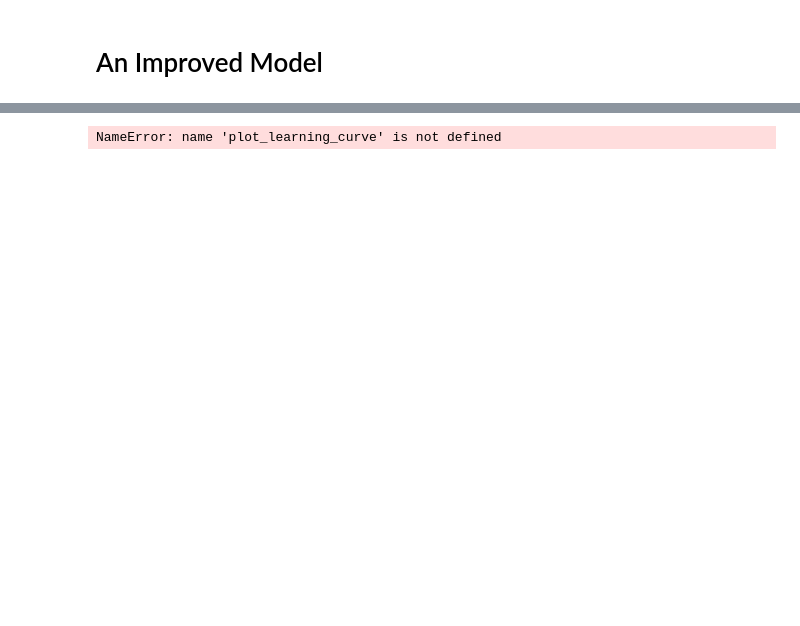
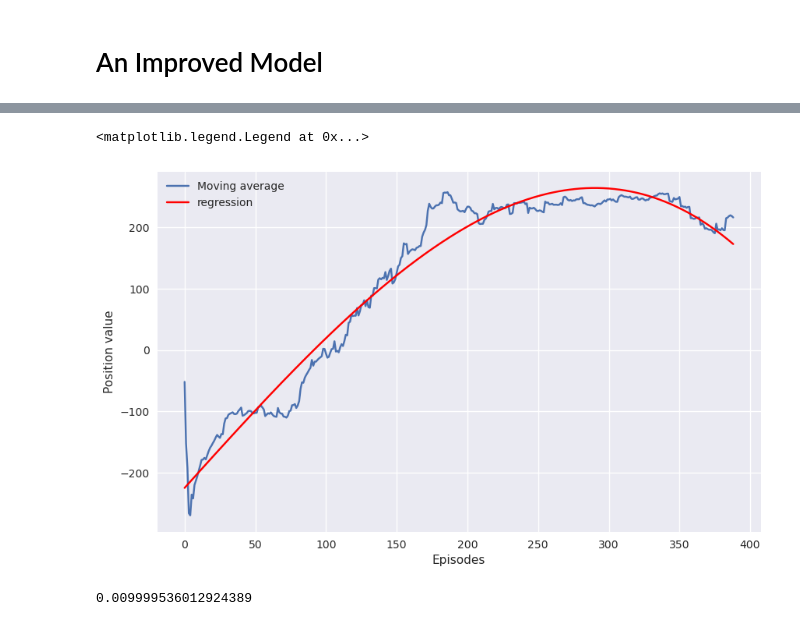
Before and after one commit to tomjwells/QuantConcepts, a Jupyter notebook: 5. Deep Reinforcement Learning/4. Lunar Lander.ipynb, the cells around one changed output, grey strips where cells are left out. Drawn from its saved outputs; the diff is of its cells as text; code cells hidden in the pictures; blank space fills up the shorter version.

Commit message:
Completed Lunar Lander Game

```diff
--- a/5. Deep Reinforcement Learning/4. Lunar Lander.ipynb
+++ b/5. Deep Reinforcement Learning/4. Lunar Lander.ipynb
@@ -324,6 +326,7 @@ import numpy as np
 
 
 class ReplayBuffer(object):
+  # One can use ReplayBuffer or deque. However ReplayBuffer has some advantages (despite being many more lines of code)
   def __init__(self, max_size, input_shape, n_actions, discrete=False):
     self.mem_size = max_size
     self.discrete = discrete
@@ -369,7 +372,7 @@ def build_dqn(learning_rate, n_actions, input_dims, fc1_dims, fc2_dims):
 
 
 class Agent(object):
-  def __init__(self, alpha, gamma, n_actions, epsilon, batch_size, input_dims, epsilon_dec=0.996, epsilon_end=0.01, mem_size=1000000, fname='dqn_model.h5'):
+  def __init__(self, alpha, gamma, n_actions, epsilon, batch_size, input_dims, epsilon_dec=0.996, epsilon_end=0.01, mem_size=1000000, fname='dqn_model.keras'):
     self.action_space = [i for i in range(n_actions)]
     self.n_actions = n_actions
     self.gamma = gamma
@@ -427,15 +430,19 @@ for i in range(n_episodes):
   start_time = time.time()  # Record the start time of the episode
 
   done = False
+  truncated = False
   score = 0
   observation, _ = env.reset()
-  while not done:
+  iteration = 0
+  while not done and not truncated:
     action = agent.choose_action(observation)
     observation_, reward, done, truncated, info = env.step(action)
     score += reward
     agent.remember(observation, action, reward, observation_, int(done))
     observation = observation_
     agent.learn()
+    print("\rFinished Learning iteration: {}".format(iteration), end="")
+    iteration += 1
   eps_history.append(agent.epsilon)
   scores.append(score)
 
@@ -466,6 +477,20 @@ Episode: 12, score: -190.76, average score: -222.45, epsilon: 0.01, time: 23.43
-# %%
-filename = 'lunar_lander.png'
-x = [i+1 for i in range(num_episodes)]
-plot_learning_curve(x, scores, eps_history, filename)
-# %% [output]
-NameError: name 'plot_learning_curve' is not defined
+# %%
+from pylab import plt
+plt.style.use('seaborn-v0_8')
+from IPython import display
+
+plt.figure(figsize=(10, 6))
+x = range(len(averages))
+y = np.polyval(np.polyfit(x, averages, deg=3), x)
+plt.plot(averages, label='Moving average')
+plt.plot(x, y, 'r-', label='regression')
+plt.xlabel('Episodes')
+plt.ylabel('Position value')
+plt.legend()
+# %% [output]
+<matplotlib.legend.Legend at 0x...>
+[figure, added]
+# %%
+agent.epsilon
+# %% [output]
+0.009999536012924389
```
Also changed, not shown: parts of 4 cells of this notebook.
